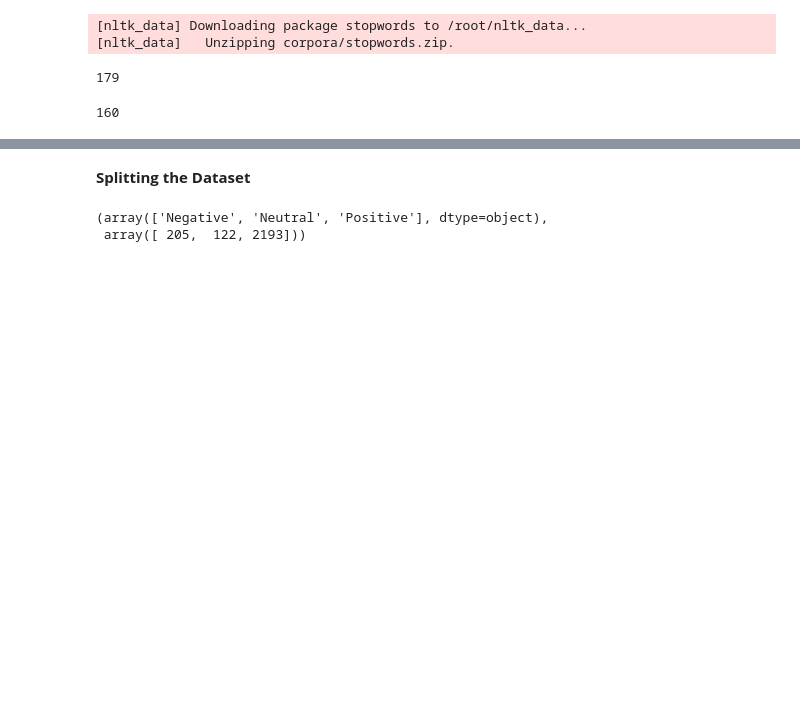
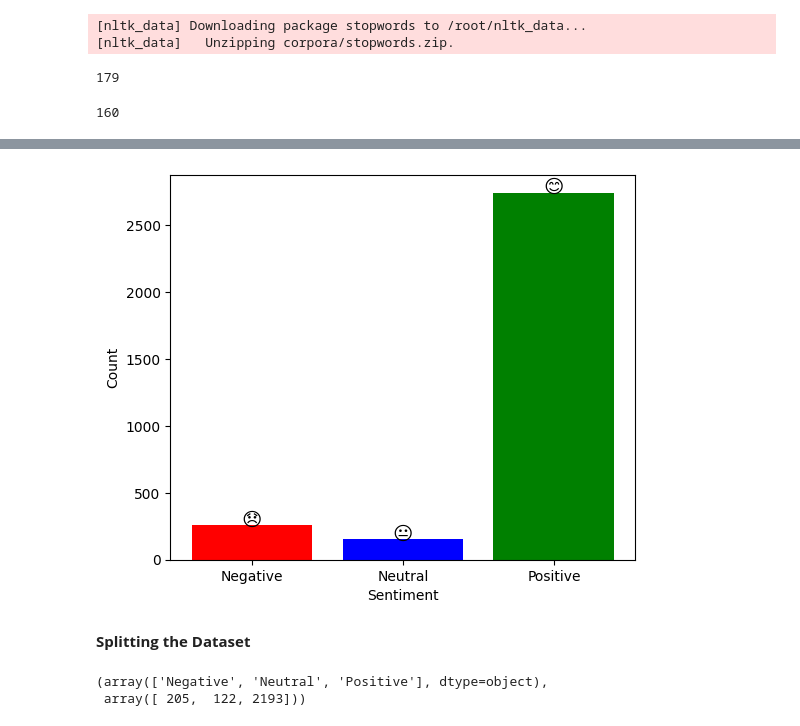
Before and after one commit to raichanpragati/Chat-App, a Jupyter notebook: Sentiment_Analysis_Amazon_Alexa_Reviews.ipynb, the cells around one changed output, grey strips where cells are left out. Drawn from its saved outputs; the diff is of its cells as text; code cells hidden in the pictures; blank space fills up the shorter version.

```diff
--- a/Sentiment_Analysis_Amazon_Alexa_Reviews.ipynb
+++ b/Sentiment_Analysis_Amazon_Alexa_Reviews.ipynb
@@ -101,0 +184,31 @@ df['sentiment'].value_counts().sort_index().plot.bar(color=['red', 'blue', 'gree
+# %%
+import matplotlib.pyplot as plt
+
+# Define a mapping for sentiments to emojis
+emoji_mapping = {
+    'Positive': '😊',
+    'Neutral': '😐',
+    'Negative': '😞'
+}
+
+# Get the sentiment counts
+sentiment_counts = df['sentiment'].value_counts().sort_index()
+
+# Create a list of emojis for each sentiment category
+emojis = [emoji_mapping[sentiment] for sentiment in sentiment_counts.index]
+
+# Create a bar plot
+plt.figure(figsize=(6, 5))
+plt.bar(sentiment_counts.index, sentiment_counts.values, color=['red', 'blue', 'green'])
+
+# Add emojis to the bars
+for i, sentiment in enumerate(sentiment_counts.index):
+    plt.text(i, sentiment_counts.values[i] + 0.1, emojis[i], ha='center', fontsize=14)
+
+# Add labels and title
+plt.xlabel('Sentiment')
+plt.ylabel('Count')
+#plt.title('Sentiment Distribution with Emojis')
+plt.show()
+# %% [output]
+[figure, added]
```
Also changed, not shown: parts of 23 cells of this notebook.
